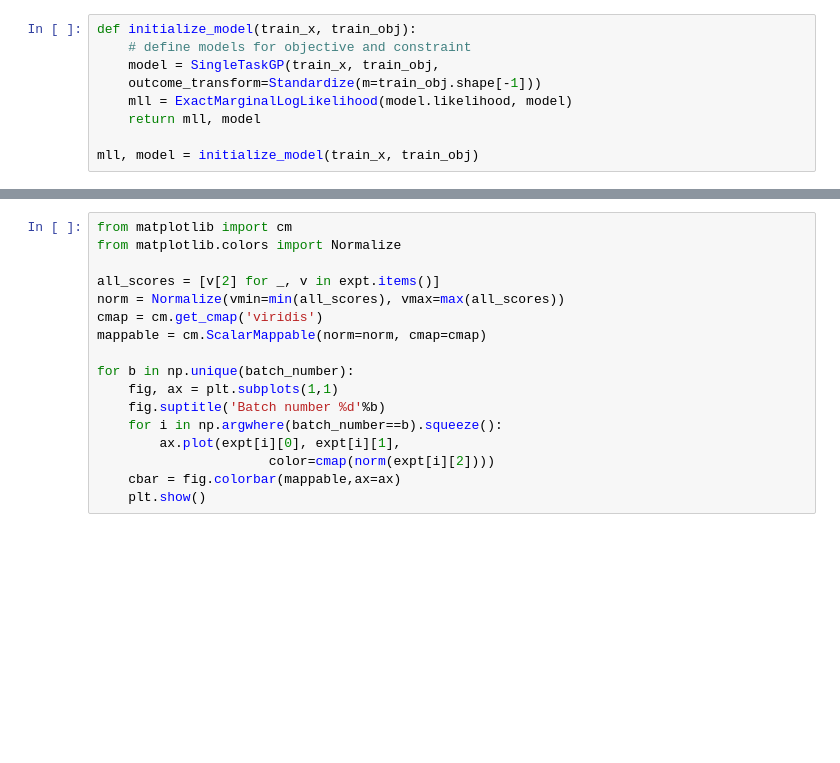
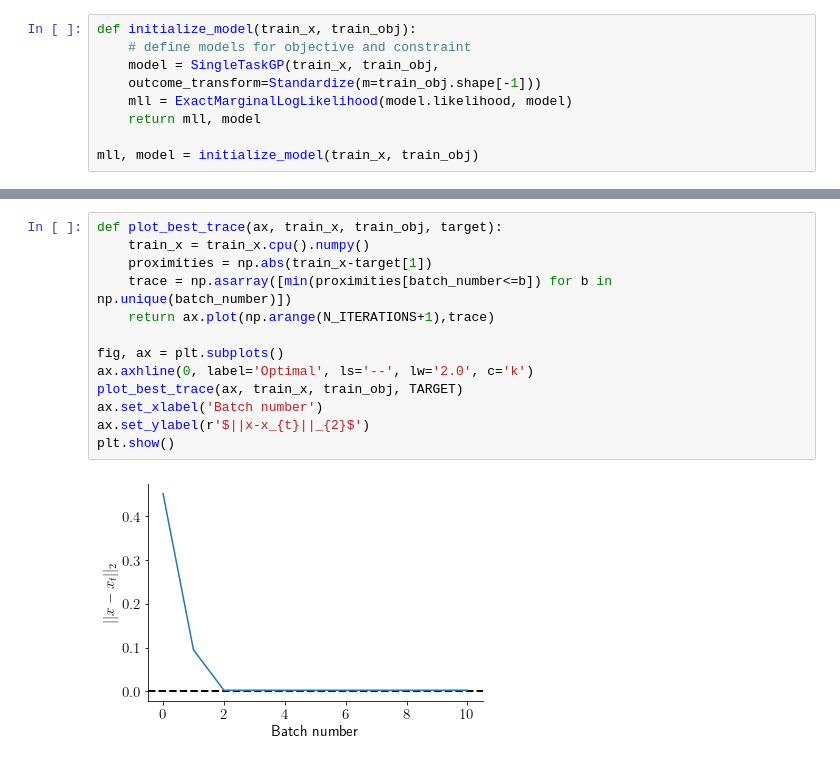
Before and after one commit to pozzo-research-group/HEAD, a Jupyter notebook: notebooks/13-BO with Gaussian functions.ipynb, the cells around one changed output, grey strips where cells are left out. Drawn from its saved outputs; the diff is of its cells as text; blank space fills up the shorter version.

```diff
--- a/notebooks/13-BO with Gaussian functions.ipynb
+++ b/notebooks/13-BO with Gaussian functions.ipynb
@@ -220,17 +220,15 @@ plt.show()
 # %%
-from matplotlib import cm
-from matplotlib.colors import Normalize
+def plot_best_trace(ax, train_x, train_obj, target):
+    train_x = train_x.cpu().numpy()
+    proximities = np.abs(train_x-target[1])
+    trace = np.asarray([min(proximities[batch_number<=b]) for b in np.unique(batch_number)])
+    return ax.plot(np.arange(N_ITERATIONS+1),trace)
 
-all_scores = [v[2] for _, v in expt.items()]
-norm = Normalize(vmin=min(all_scores), vmax=max(all_scores))
-cmap = cm.get_cmap('viridis')
-mappable = cm.ScalarMappable(norm=norm, cmap=cmap)
-
-for b in np.unique(batch_number):
-    fig, ax = plt.subplots(1,1)
-    fig.suptitle('Batch number %d'%b)
-    for i in np.argwhere(batch_number==b).squeeze():
-        ax.plot(expt[i][0], expt[i][1],
-                      color=cmap(norm(expt[i][2])))
-    cbar = fig.colorbar(mappable,ax=ax)
-    plt.show()
+fig, ax = plt.subplots()
+ax.axhline(0, label='Optimal', ls='--', lw='2.0', c='k')
+plot_best_trace(ax, train_x, train_obj, TARGET)
+ax.set_xlabel('Batch number')
+ax.set_ylabel(r'$||x-x_{t}||_{2}$')
+plt.show()
+# %% [output]
+[figure, added]
```
Also changed, not shown: parts of 9 cells of this notebook, 6 other files.
